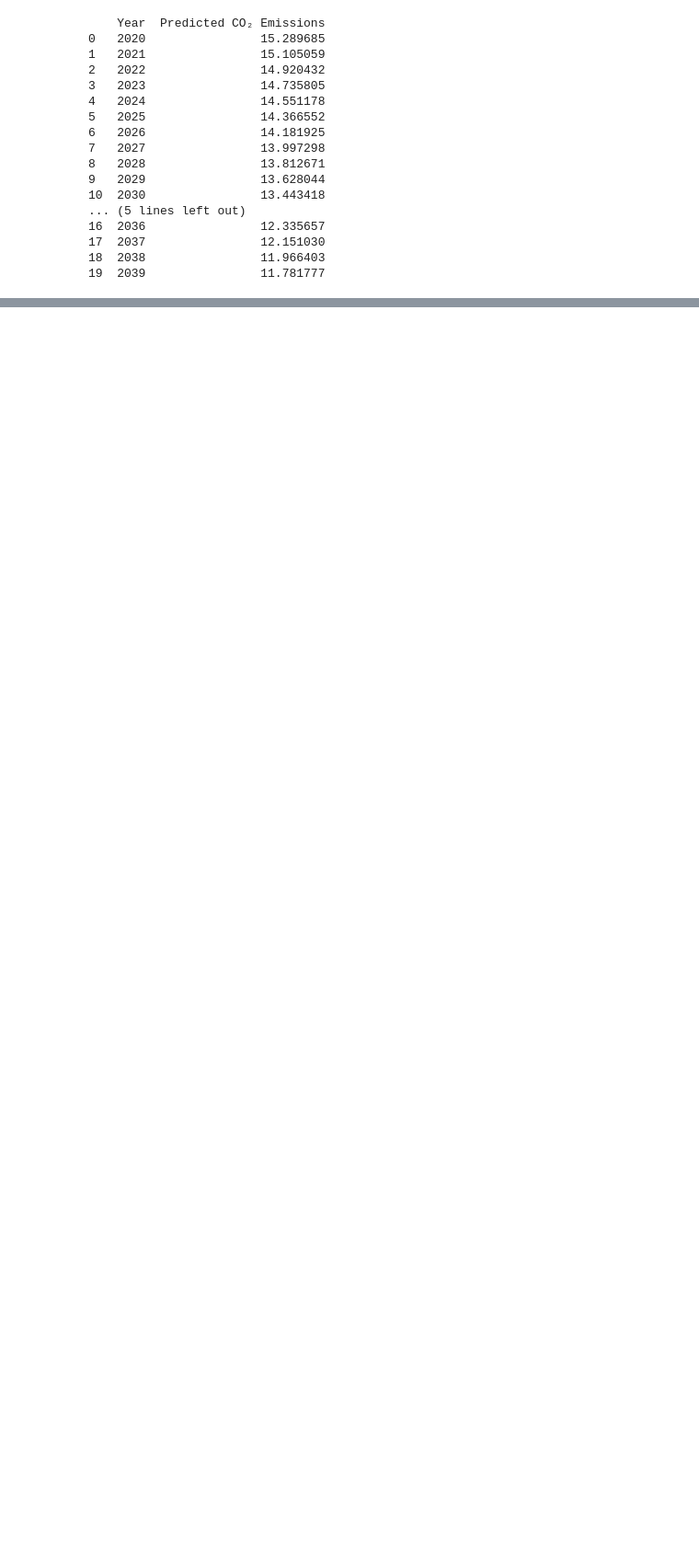
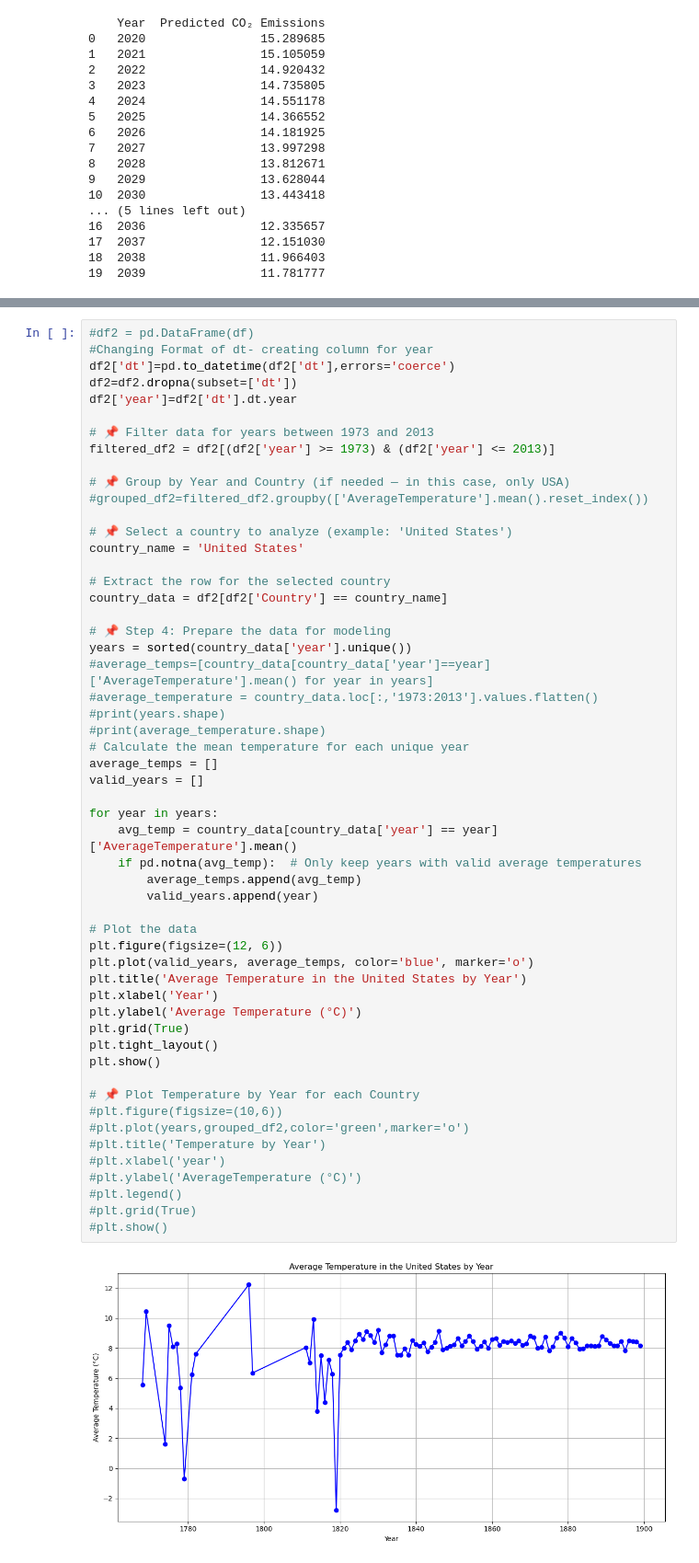
Before and after one commit to ccmilla/DataChicks, a Jupyter notebook: Predictive.ipynb, the cells around one changed output, grey strips where cells are left out. Shown at 92% size. Cells and saved outputs as stored; diff of their text form; blank space fills up the shorter version.

```diff
--- a/Predictive.ipynb
+++ b/Predictive.ipynb
@@ -125,3 +125,59 @@ print(df2)
 577461  Zimbabwe
 
 [577462 rows x 4 columns]
+# %%
+#df2 = pd.DataFrame(df)
+#Changing Format of dt- creating column for year
+df2['dt']=pd.to_datetime(df2['dt'],errors='coerce')
+df2=df2.dropna(subset=['dt'])
+df2['year']=df2['dt'].dt.year
+
+# 📌 Filter data for years between 1973 and 2013
+filtered_df2 = df2[(df2['year'] >= 1973) & (df2['year'] <= 2013)]
+
+# 📌 Group by Year and Country (if needed — in this case, only USA)
+#grouped_df2=filtered_df2.groupby(['AverageTemperature'].mean().reset_index())
+
+# 📌 Select a country to analyze (example: 'United States')
+country_name = 'United States'
+
+# Extract the row for the selected country
+country_data = df2[df2['Country'] == country_name]
+
+# 📌 Step 4: Prepare the data for modeling
+years = sorted(country_data['year'].unique())
+#average_temps=[country_data[country_data['year']==year]['AverageTemperature'].mean() for year in years]
+#average_temperature = country_data.loc[:,'1973:2013'].values.flatten()
+#print(years.shape)
+#print(average_temperature.shape)
+# Calculate the mean temperature for each unique year
+average_temps = []
+valid_years = []
+
+for year in years:
+    avg_temp = country_data[country_data['year'] == year]['AverageTemperature'].mean()
+    if pd.notna(avg_temp):  # Only keep years with valid average temperatures
+        average_temps.append(avg_temp)
+        valid_years.append(year)
+
+# Plot the data
+plt.figure(figsize=(12, 6))
+plt.plot(valid_years, average_temps, color='blue', marker='o')
+plt.title('Average Temperature in the United States by Year')
+plt.xlabel('Year')
+plt.ylabel('Average Temperature (°C)')
+plt.grid(True)
+plt.tight_layout()
+plt.show()
+
+# 📌 Plot Temperature by Year for each Country
+#plt.figure(figsize=(10,6))
+#plt.plot(years,grouped_df2,color='green',marker='o')
+#plt.title('Temperature by Year')
+#plt.xlabel('year')
+#plt.ylabel('AverageTemperature (°C)')
+#plt.legend()
+#plt.grid(True)
+#plt.show()
+# %% [output]
+[figure, added]
```
Also changed, not shown: parts of 2 cells of this notebook.
